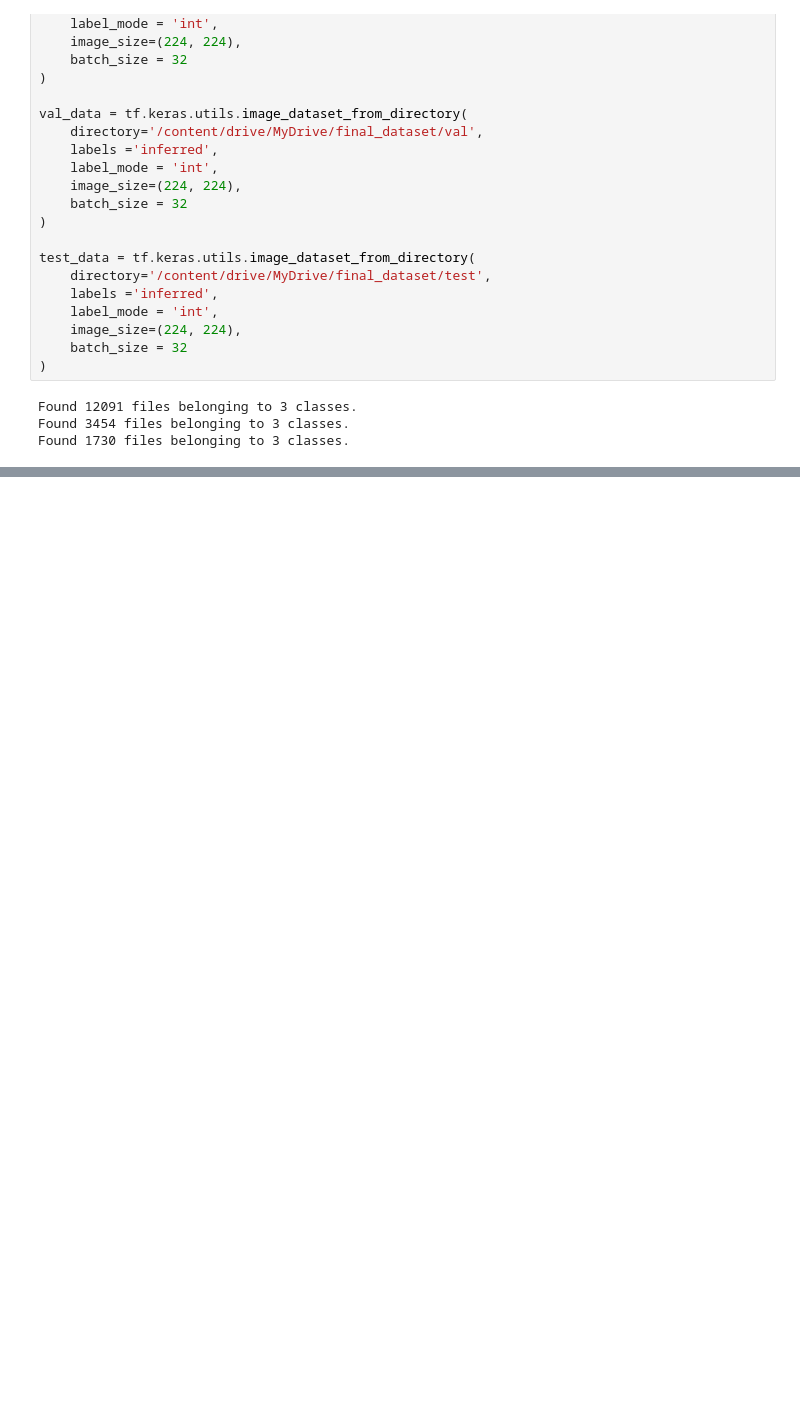
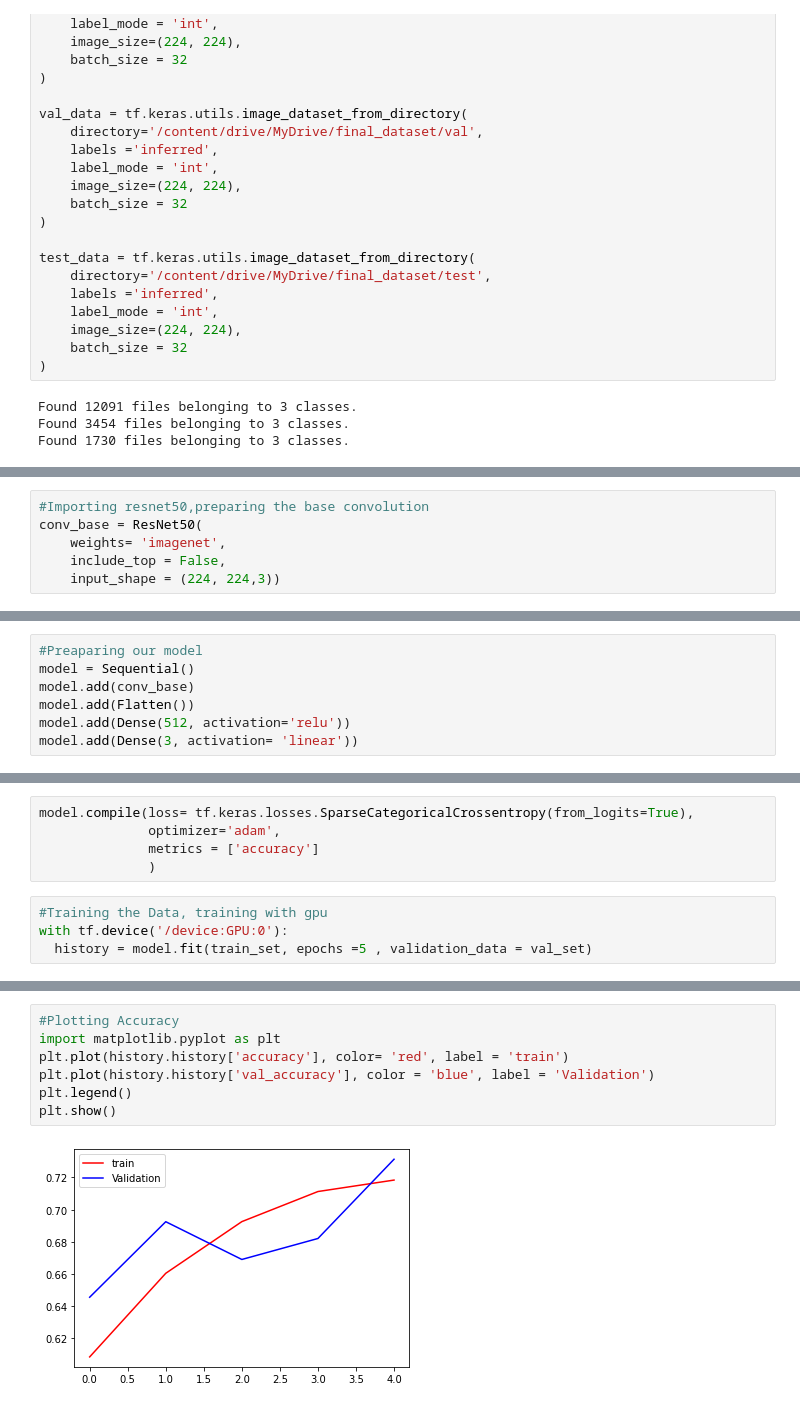
Before and after one commit to Pilot-Khadka/Lung_Disease_Classification, a Jupyter notebook: main.ipynb, the cells around one changed output, grey strips where cells are left out. Drawn from its saved outputs; the diff is of its cells as text; blank space fills up the shorter version.

Commit message:
trained resnet-50

```diff
--- a/main.ipynb
+++ b/main.ipynb
@@ -215,0 +233,6 @@ Found 1730 files belonging to 3 classes.
+# %%
+#Importing resnet50,preparing the base convolution
+conv_base = ResNet50(
+    weights= 'imagenet',
+    include_top = False,
+    input_shape = (224, 224,3))
@@ -215,0 +262,7 @@ Found 1730 files belonging to 3 classes.
+# %%
+#Preaparing our model
+model = Sequential()
+model.add(conv_base)
+model.add(Flatten())
+model.add(Dense(512, activation='relu'))
+model.add(Dense(3, activation= 'linear'))
@@ -215,0 +312,9 @@ Found 1730 files belonging to 3 classes.
+# %%
+model.compile(loss= tf.keras.losses.SparseCategoricalCrossentropy(from_logits=True),
+              optimizer='adam',
+              metrics = ['accuracy']
+              )
+# %%
+#Training the Data, training with gpu
+with tf.device('/device:GPU:0'):
+  history = model.fit(train_set, epochs =5 , validation_data = val_set)
@@ -215,0 +332,9 @@ Found 1730 files belonging to 3 classes.
+# %%
+#Plotting Accuracy
+import matplotlib.pyplot as plt
+plt.plot(history.history['accuracy'], color= 'red', label = 'train')
+plt.plot(history.history['val_accuracy'], color = 'blue', label = 'Validation')
+plt.legend()
+plt.show()
+# %% [output]
+[figure, added]
```
Also changed, not shown: parts of 15 cells of this notebook.
